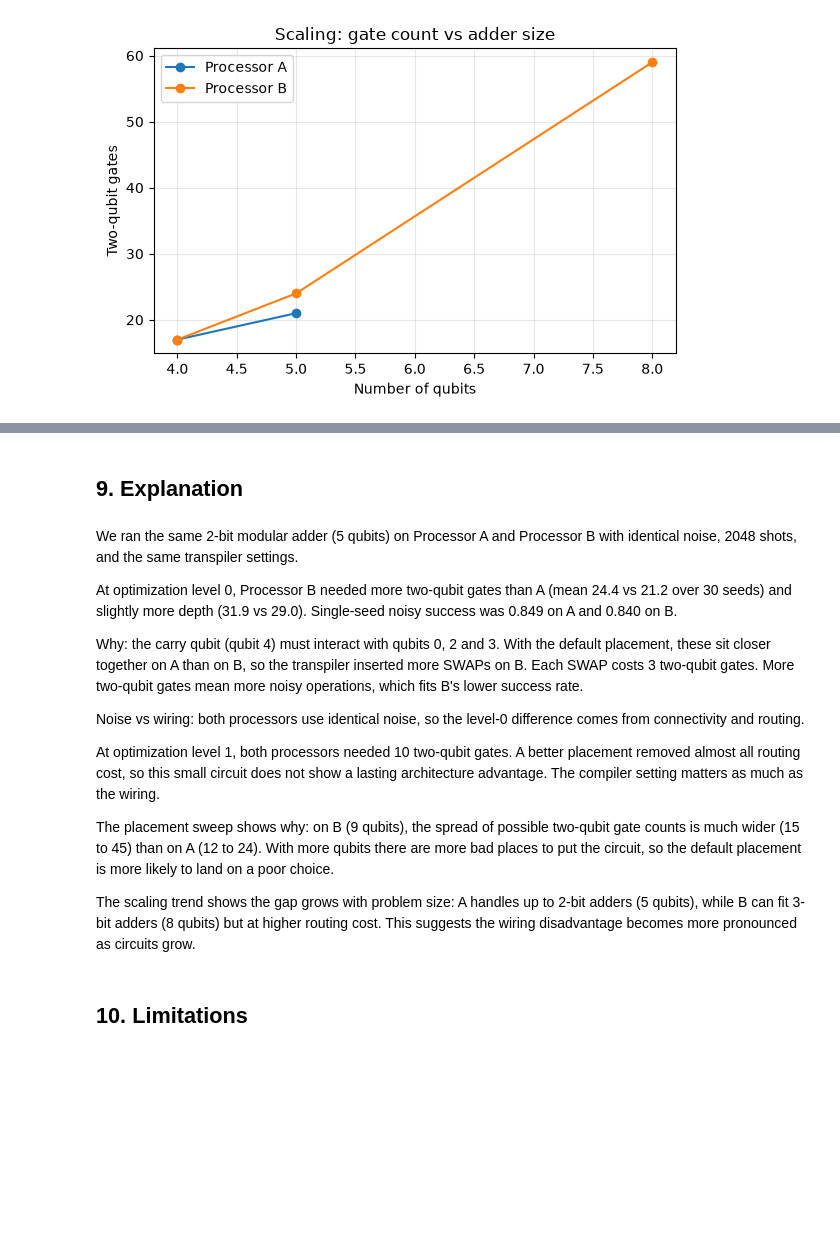
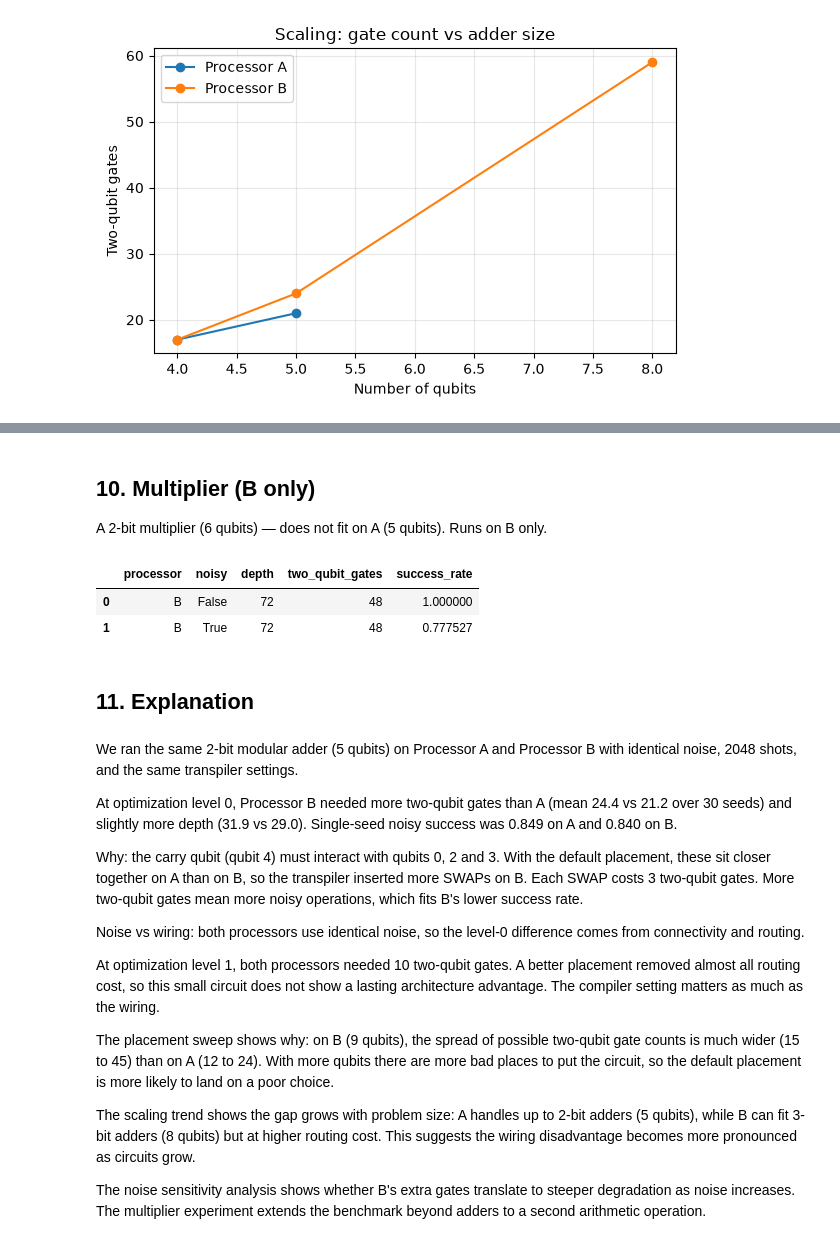
Before and after one commit to ArshadullaShaik/Concurrence, a Jupyter notebook: main.ipynb, the cells around one changed output, grey strips where cells are left out. Saved outputs shown, nothing was run; the diff lists cells and outputs as text; code cells hidden in the pictures; blank space fills up the shorter version.

```diff
--- a/main.ipynb
+++ b/main.ipynb
@@ -200,5 +246,27 @@ plt.show()
+# %% [markdown]
+## 10. Multiplier (B only)
+A 2-bit multiplier (6 qubits) — does not fit on A (5 qubits). Runs on B only.
+# %%
+from src.problem import two_bit_multiplier, expected_mult
+
+rows = []
+for noisy in (False, True):
+    ok = total = 0
+    for a, b in itertools.product(range(4), range(4)):
+        _, counts, m = run_on(two_bit_multiplier(a, b), B, shots=2048, noisy=noisy, seed=1)
+        ok += counts.get(expected_mult(a, b), 0)
+        total += 2048
+    rows.append({"processor": "B", "noisy": noisy, "depth": m["depth"],
+                 "two_qubit_gates": m["two_qubit_gates"], "success_rate": ok / total})
+mult_table = pd.DataFrame(rows)
+mult_table.to_csv("results/tables/multiplier_AB.csv", index=False)
+mult_table
+# %% [output]
+|  | processor | noisy | depth | two_qubit_gates | success_rate |
+| 0 | B | False | 72 | 48 | 1.000000 |
+| 1 | B | True | 72 | 48 | 0.777527 |
 # %% [markdown]
-## 9. Explanation
+## 11. Explanation
 # %% [markdown]
 We ran the same 2-bit modular adder (5 qubits) on Processor A and Processor B
 with identical noise, 2048 shots, and the same transpiler settings.
@@ -229,5 +297,7 @@ The scaling trend shows the gap grows with problem size: A handles up to
 2-bit adders (5 qubits), while B can fit 3-bit adders (8 qubits) but at
 higher routing cost. This suggests the wiring disadvantage becomes more
 pronounced as circuits grow.
+
+The noise sensitivity analysis shows whether B's extra gates translate to
+steeper degradation as noise increases. The multiplier experiment extends
+the benchmark beyond adders to a second arithmetic operation.
-# %% [markdown]
-## 10. Limitations
```
Also changed, not shown: parts of 5 cells of this notebook, 8 other files.
